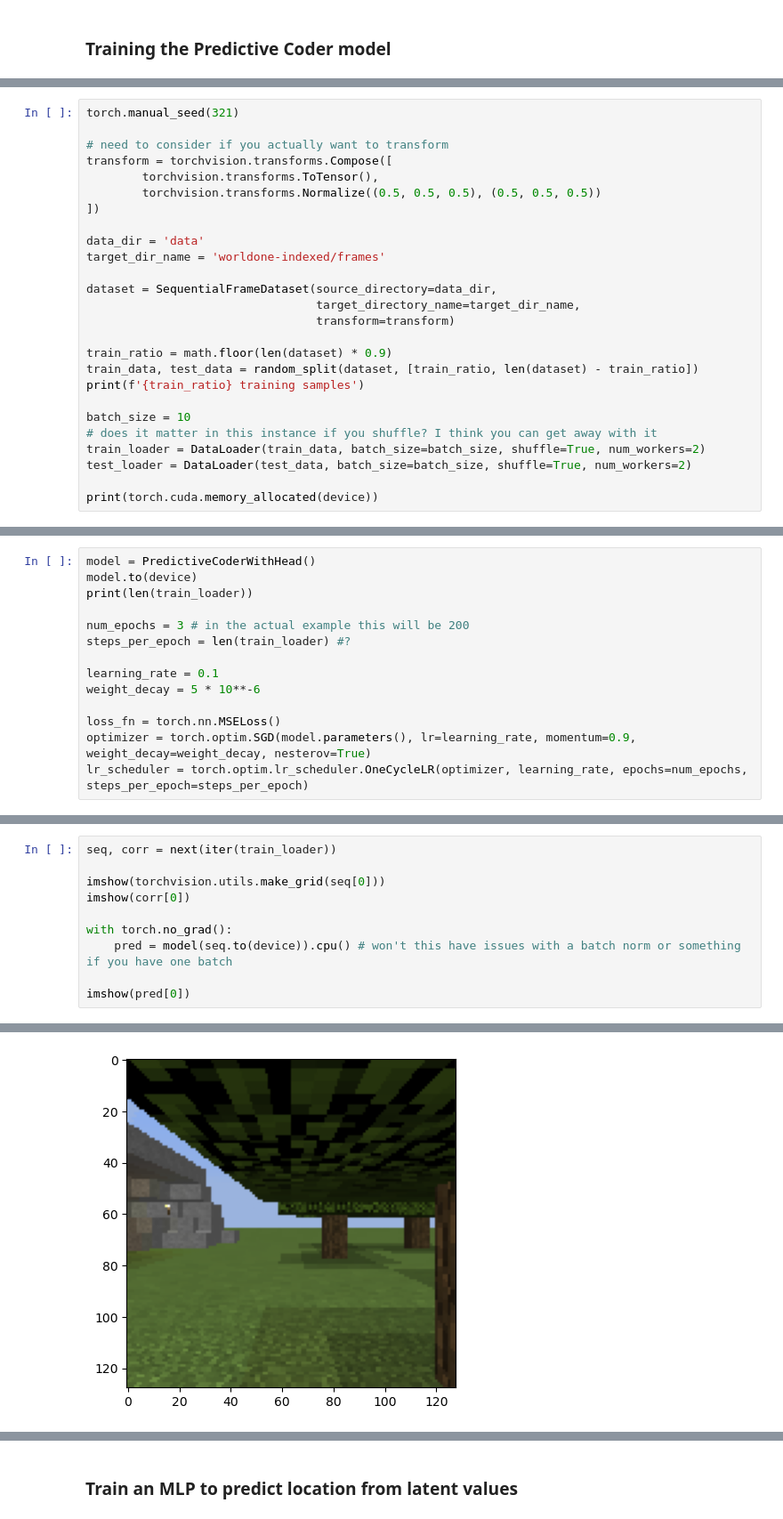
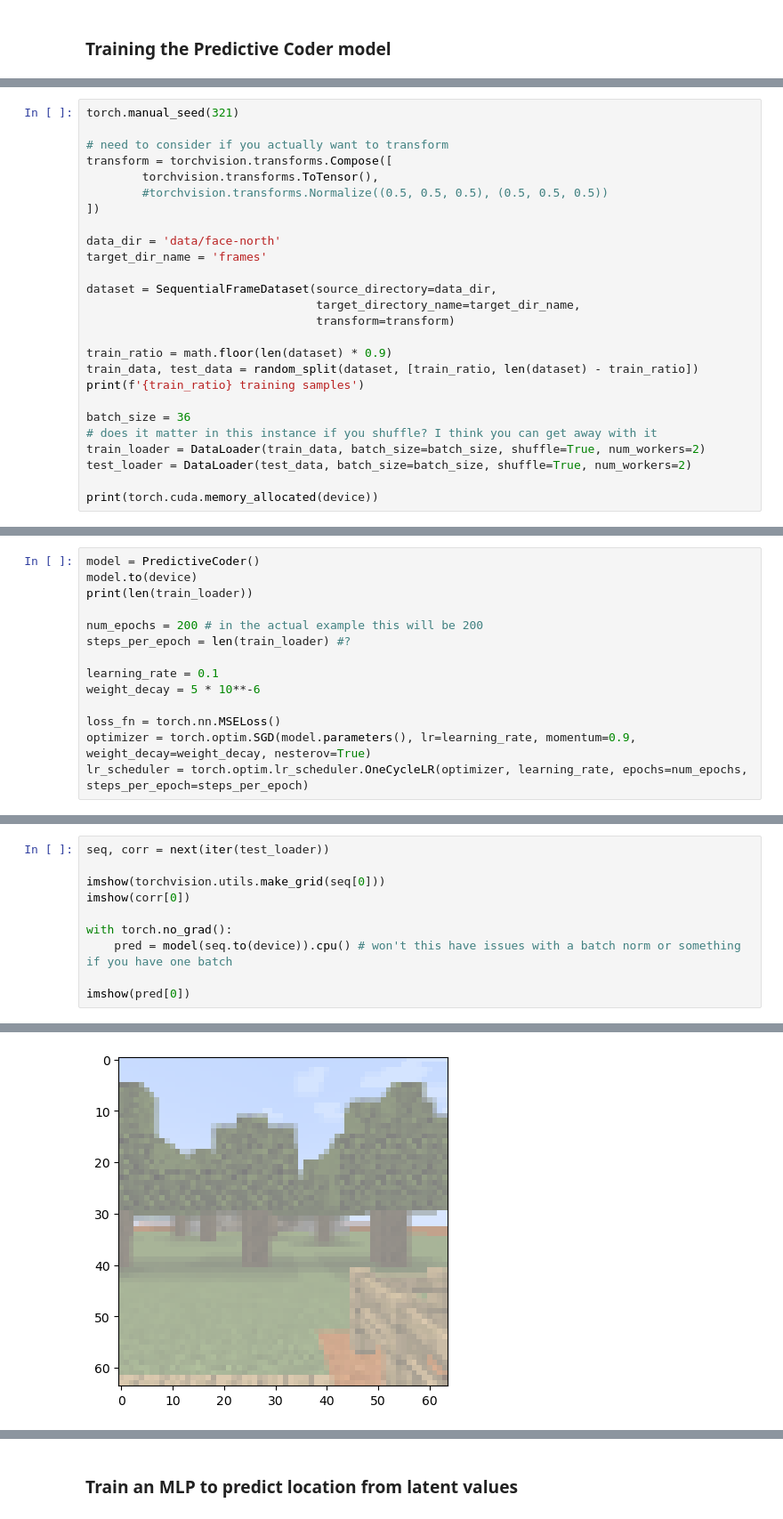
Before and after one commit to mx60s/predictive-coding-thesis, a Jupyter notebook: src/MinecraftTraining.ipynb, the cells around one changed output, grey strips where cells are left out. Shown at 89% size. Saved outputs shown, nothing was run; the diff lists cells and outputs as text.

```diff
--- a/src/MinecraftTraining.ipynb
+++ b/src/MinecraftTraining.ipynb
@@ -56,11 +79,11 @@ torch.manual_seed(321)
 # need to consider if you actually want to transform
 transform = torchvision.transforms.Compose([
         torchvision.transforms.ToTensor(),
-        torchvision.transforms.Normalize((0.5, 0.5, 0.5), (0.5, 0.5, 0.5))
+        #torchvision.transforms.Normalize((0.5, 0.5, 0.5), (0.5, 0.5, 0.5))
 ])
 
-data_dir = 'data'
-target_dir_name = 'worldone-indexed/frames'
+data_dir = 'data/face-north'
+target_dir_name = 'frames'
 
 dataset = SequentialFrameDataset(source_directory=data_dir,
                                  target_directory_name=target_dir_name,
@@ -70,7 +93,7 @@ train_ratio = math.floor(len(dataset) * 0.9)
 train_data, test_data = random_split(dataset, [train_ratio, len(dataset) - train_ratio])
 print(f'{train_ratio} training samples')
 
-batch_size = 10
+batch_size = 36
 # does it matter in this instance if you shuffle? I think you can get away with it
 train_loader = DataLoader(train_data, batch_size=batch_size, shuffle=True, num_workers=2)
 test_loader = DataLoader(test_data, batch_size=batch_size, shuffle=True, num_workers=2)
@@ -98,9 +121,9 @@ imshow(preds[0])
 # %%
-model = PredictiveCoderWithHead()
+model = PredictiveCoder()
 model.to(device)
 print(len(train_loader))
 
-num_epochs = 3 # in the actual example this will be 200
+num_epochs = 200 # in the actual example this will be 200
 steps_per_epoch = len(train_loader) #?
 
 learning_rate = 0.1
@@ -152,5 +188,5 @@ TypeError: PredictiveCoderWithHead.forward() missing 1 required positional argum
 # %%
-seq, corr = next(iter(train_loader))
+seq, corr = next(iter(test_loader))
 
 imshow(torchvision.utils.make_grid(seq[0]))
 imshow(corr[0])
@@ -164 +200 @@ imshow(pred[0])
-[figure, old version]
+[figure, new version]
```
Also changed, not shown: parts of 8 cells of this notebook.
